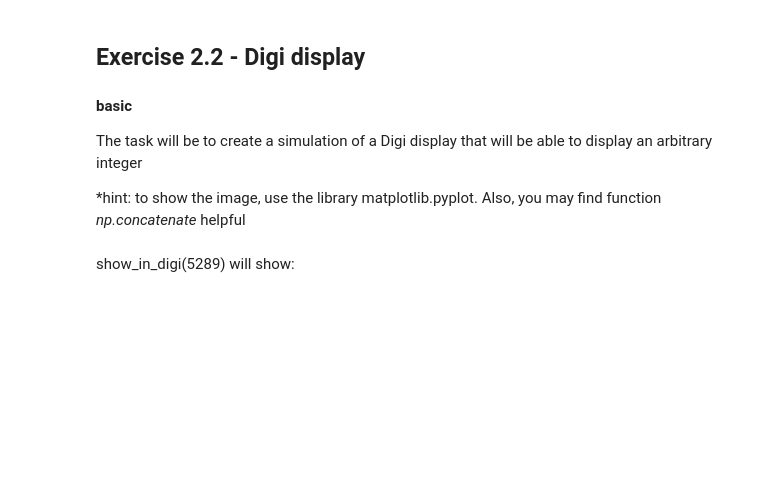
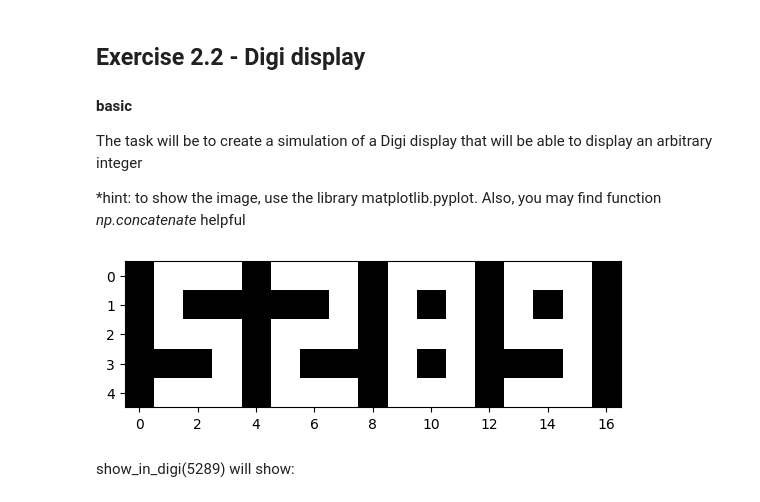
Before and after one commit to MGA215/MPA_MLF, a Jupyter notebook: Lab02_Python/Exercise_01.ipynb, the cells around one changed output. Saved outputs shown, nothing was run; the diff lists cells and outputs as text; code cells hidden in the pictures; blank space fills up the shorter version.

```diff
--- a/Lab02_Python/Exercise_01.ipynb
+++ b/Lab02_Python/Exercise_01.ipynb
@@ -249,3 +279,48 @@ def show_in_digi(input_integer: int) -> None:
+# %%
+import matplotlib.pyplot as plt
+import numpy as np
+
+numbs = {
+      "1": np.array([[0, 1, 1], [1, 0, 1], [0, 0, 1], [0, 0, 1], [0, 0, 1]]), # 1
+      "2": np.array([[1, 1, 1], [0, 0, 1], [1, 1, 1], [1, 0, 0], [1, 1, 1]]), # 2
+      "3": np.array([[1, 1, 1], [0, 0, 1], [1, 1, 1], [0, 0, 1], [1, 1, 1]]), # 3
+      "4": np.array([[1, 0, 1], [1, 0, 1], [1, 1, 1], [0, 0, 1], [0, 0, 1]]), # 4
+      "5": np.array([[1, 1, 1], [1, 0, 0], [1, 1, 1], [0, 0, 1], [1, 1, 1]]), # 5
+      "6": np.array([[1, 1, 1], [1, 0, 0], [1, 1, 1], [1, 0, 1], [1, 1, 1]]), # 6
+      "7": np.array([[1, 1, 1], [0, 0, 1], [0, 0, 1], [0, 0, 1], [0, 0, 1]]), # 7
+      "8": np.array([[1, 1, 1], [1, 0, 1], [1, 1, 1], [1, 0, 1], [1, 1, 1]]), # 8
+      "9": np.array([[1, 1, 1], [1, 0, 1], [1, 1, 1], [0, 0, 1], [1, 1, 1]]), # 9
+      "0": np.array([[1, 1, 1], [1, 0, 1], [1, 0, 1], [1, 0, 1], [1, 1, 1]]), # 0
+  }
+
+def show_in_digi(input_integer: int) -> None:
+    # 1. Convert the integer to a string
+    num_str = str(input_integer)
+
+    # List to hold individual digit patterns
+    digit_patterns = []
+    digit_patterns.append([[0], [0], [0], [0], [0]])
+
+    # 2. Retrieve digit patterns
+    for digit_char in num_str:
+        if digit_char in numbs:
+            digit_patterns.append(numbs[digit_char])
+            digit_patterns.append([[0], [0], [0], [0], [0]]) # add empty column
+
+    # 3. Concatenate patterns horizontally
+    if digit_patterns:
+        full_display = np.concatenate(digit_patterns, axis=1)
+    else:
+        print("No digits to display.")
+        return
+    # 4. Display the combined pattern
+    plt.imshow(full_display, cmap='binary_r')
+    plt.show()
+
+# Example usage:
+show_in_digi(5289)
+# %% [output]
+[figure, added]
 # %%
 import matplotlib.pyplot as plt
 # %% [markdown]
```
Also changed, not shown: parts of 18 cells of this notebook.
